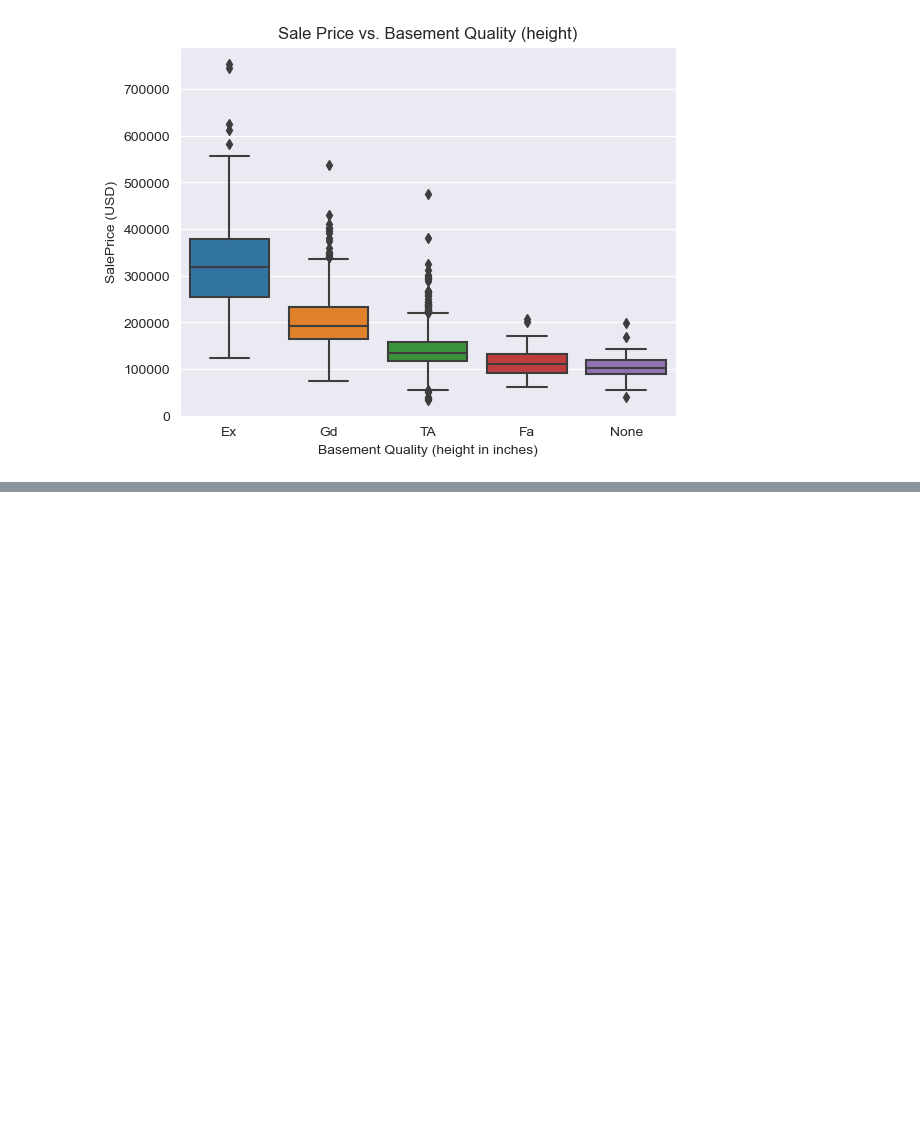
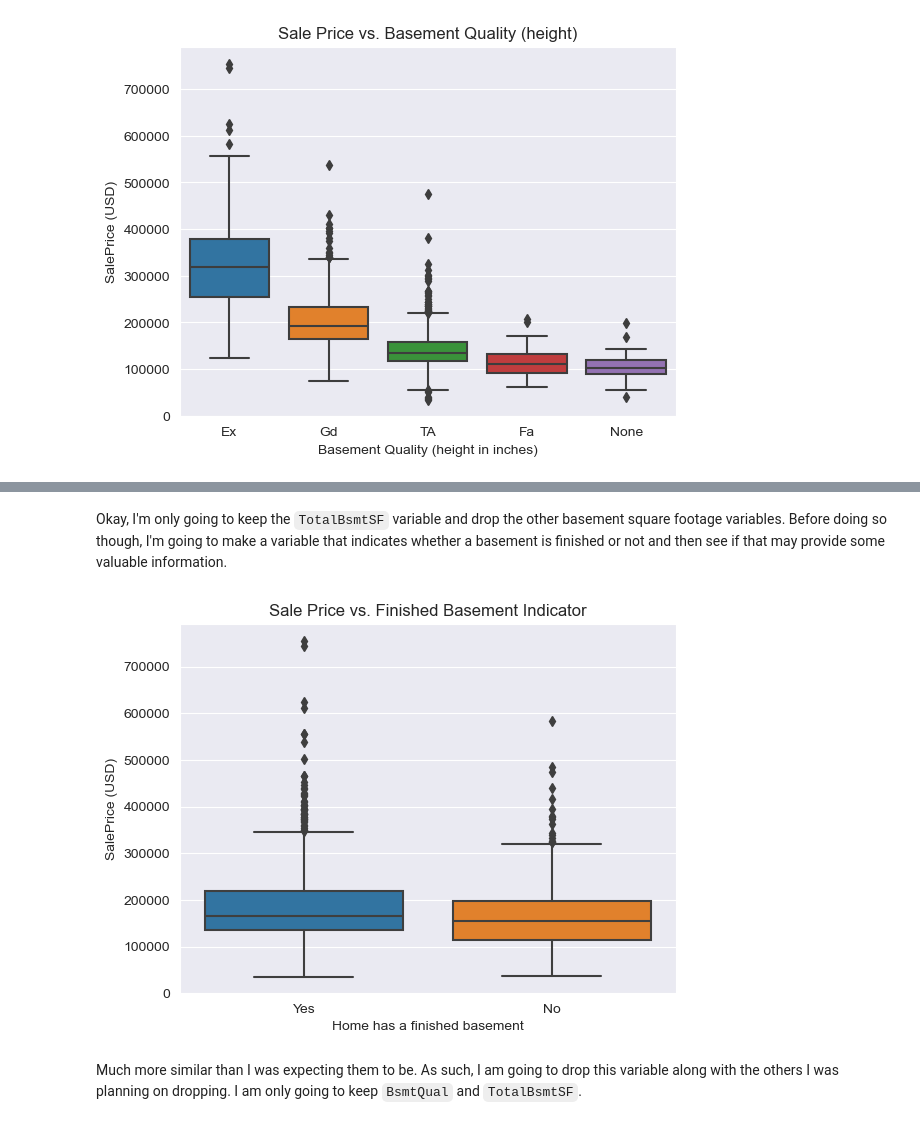
Before and after one commit to faupel15/Housing_Price_Prediction, a Jupyter notebook: Housing_Price_Prediction.ipynb, the cells around one changed output, grey strips where cells are left out. Drawn from its saved outputs; the diff is of its cells as text; code cells hidden in the pictures; blank space fills up the shorter version.

Commit message:
Updated working file and House_Variables file based on progress made.

```diff
--- a/Housing_Price_Prediction.ipynb
+++ b/Housing_Price_Prediction.ipynb
@@ -1199,0 +1204,6 @@ b.set_title("Sale Price vs. Basement Quality (height)");
+# %%
+# Create variable to get total finished square footage for each basement
+houses['BsmtFinSF'] = houses['BsmtFinSF1'] + houses['BsmtFinSF2']
+
+# Drop the original two variables
+houses.drop(columns=['BsmtFinSF1', 'BsmtFinSF2'], inplace=True)
@@ -1199,0 +1220,17 @@ b.set_title("Sale Price vs. Basement Quality (height)");
+# %% [markdown]
+Okay, I'm only going to keep the `TotalBsmtSF` variable and drop the other basement square footage variables. Before doing so though, I'm going to make a variable that indicates whether a basement is finished or not and then see if that may provide some valuable information.
+# %%
+# Create variable indicating whether any part of the basement is finished
+houses['BsmtFinished'] = np.select([(houses['BsmtFinSF'] > 0)], ['Yes'], default='No')
+
+# Make boxplots showing difference in SalePrice for this new variable
+c = sns.boxplot(x='BsmtFinished', y='SalePrice', data=houses)
+
+# Set plot labels
+c.set_xlabel("Home has a finished basement")
+c.set_ylabel("SalePrice (USD)")
+c.set_title("Sale Price vs. Finished Basement Indicator");
+# %% [output]
+[figure, added]
+# %% [markdown]
+Much more similar than I was expecting them to be. As such, I am going to drop this variable along with the others I was planning on dropping. I am only going to keep `BsmtQual` and `TotalBsmtSF`.
```
Also changed, not shown: parts of 5 cells of this notebook, 1 other file.
